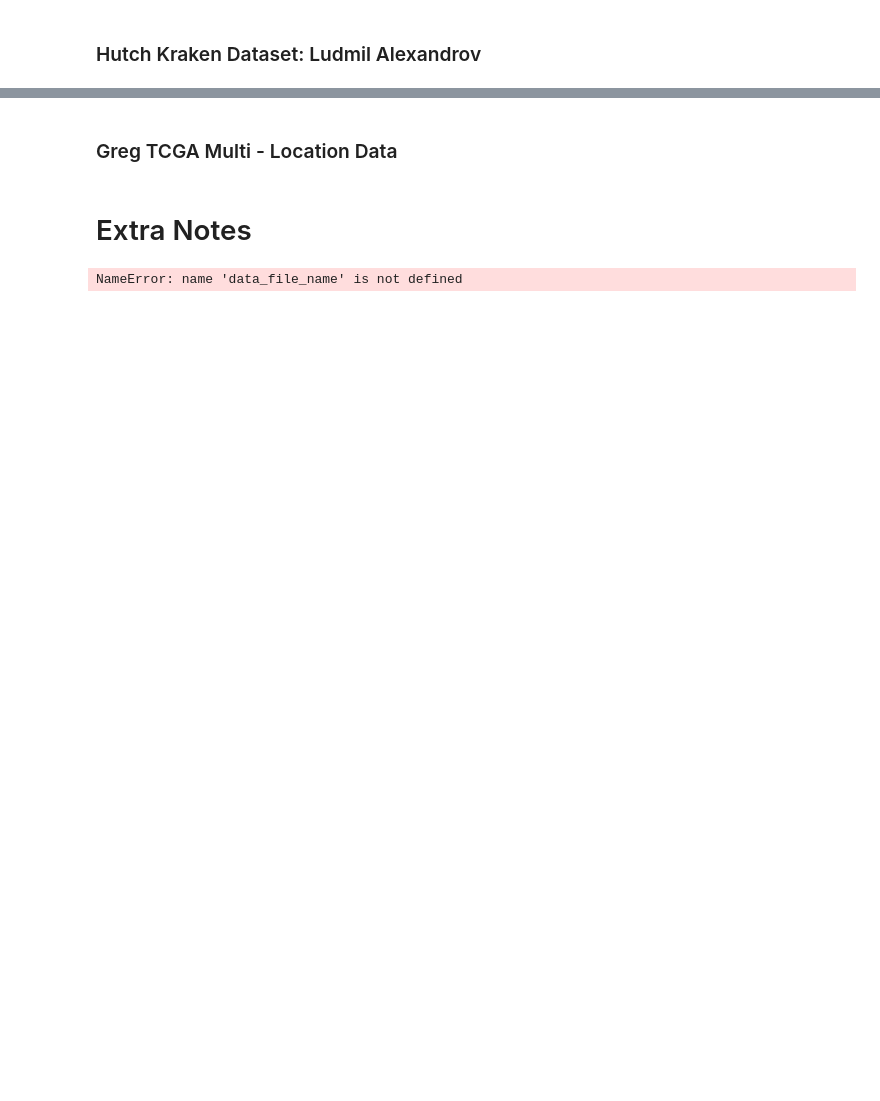
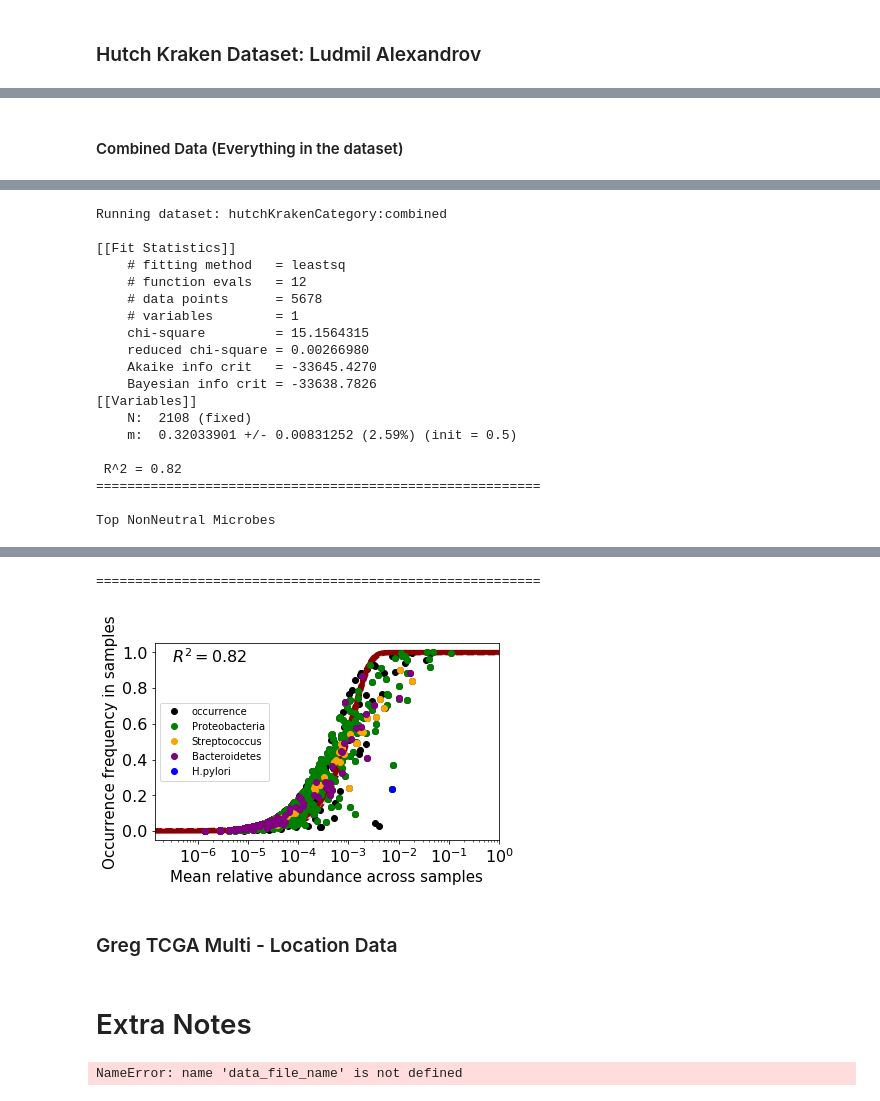
Before and after one commit to cguccione/NeutralEvolutionModeling, a Jupyter notebook: scripts/NeuFit_Pipeline.ipynb, the cells around one changed output, grey strips where cells are left out. Cells and saved outputs as stored; diff of their text form; code cells hidden in the pictures; blank space fills up the shorter version.

Commit message:
Updated folder/output system for Neufit runs

```diff
--- a/scripts/NeuFit_Pipeline.ipynb
+++ b/scripts/NeuFit_Pipeline.ipynb
@@ -281,10 +318,10 @@ def neufit_plot(occurr_freqs, n_reads, n_samples, r_square, beta_fit, file_heade
 # %%
 # Caitlin Guccione, 08-25-2021
 
-def biom2data_tax(datasetName, miniFilename, finalFilename):
-    '''Inputs:datasetName = filename of dataset
-              miniFilename = filename of biom file found in 'alex_kraken_biom' path above
-              finalFilename = filename to be used in _data.csv file for neuFit
+def biom2data_tax(datasetName, biomFilename, finalFilename):
+    '''Inputs: datasetName = filename of dataset ex. hutchKrakenAlex_biom -- found in set paths above
+               biomFilename = filename of biom file found in datasetName path above
+               finalFilename = filename to be used in _data.csv file for neuFit
        Outputs: fnD = File location of [name]_data.csv
                 ![name]_data.csv = Creates a data.csv file to be input into Neufit located at 'neufit_input'
                 fnT = File location of [name]_taxonomy.csv
@@ -292,22 +329,23 @@ def biom2data_tax(datasetName, miniFilename, finalFilename):
        * Imports biom file -> pandas dataframe -> data.csv, taxonomy.csv as desired by neufit'''
 
     #Make filename and import data
-    fullFilename = datasetName + '/' + miniFilename
+    fullFilename = datasetName + '/' + biomFilename
     featureTable = load_table(fullFilename) #https://biom-format.org/documentation/generated/biom.load_table.html
 
     #Create _data.csv
     pandas_featureTable = pd.DataFrame(featureTable.matrix_data.toarray(), featureTable.ids('observation'), featureTable.ids())
-    fnD = neufit_input_files + '/' + finalFilename + '_data.csv'
+    fnD = neufit_input_path + '/' + finalFilename + '_data.csv'
     pandas_featureTable.to_csv(fnD, sep='\t')
 
     #Create _taxonomy.csv
     pandas_TaxTable = pd.DataFrame(featureTable.metadata_to_dataframe('observation'))
     pandas_TaxTable.set_axis(['Kingdom', 'Phylum', 'Class', 'Order', 'Family', 'Genus', 'Species'], axis=1)
-    fnT = neufit_input_files + '/' + finalFilename + '_taxonomy.csv'
+    fnT = neufit_input_path + '/' + finalFilename + '_taxonomy.csv'
     pandas_TaxTable.to_csv(fnT, sep='\t')
 
     '''
     #Create Neufit string to run progam in terminal
+    #Can now run Neufit entirely from this notebook so don't need this command
     py = 'python2 /Users/cguccione/Documents/Classes/Kit_Lab/Tools/neufit/neufit.py '
     fnD = finalFilename + '_data.csv'
     fnT = finalFilename + '_taxonomy.csv'
@@ -322,7 +360,15 @@ def biom2data_tax(datasetName, miniFilename, finalFilename):
 # %% [markdown]
 ##### non_neutral_outliers
 # %%
-def non_neutral_outliers(file_header, occurr_freqs, threshold = 0.5):
+def non_neutral_outliers(file_header, occurr_freqs, non_save, threshold = 0.5):
+    '''Inputs: file_header = file path for neufit outpus: The path+dataGroup name + date stamp to be used for all parts of Neufit run: ex. /home/cguccion/NeutralEvolutionModeling/neufit_output/hutchKrakenAlex_combined_2021-08-26_13:24:22
+               occurr_freqs = pandas df that Neufit created in the orginal program but didn't specifcally output orginally
+                    - Headers of csv: otu_id, mean_abundance, occurrence, Kingdom, Phylum, Class, Order, Family, Genus, Species, predicted_occurrence, lower_conf_int, upper_conf_int
+                    - I used this occur_freqs df in order to figure out which species is the most non-neutral
+                    - I believe this is what Neufit uses to physical plot the dots on the graph as well
+               threshold = 0.5; autoset to 0.5, but determines what bacteria are considered non-neutral
+        Outputs: ! [name]_NonNeutralOutliers.csv
+                *Creates the most Non-neutral csv file '''
 
     #Create dataframe
     standoutMicrobes = pd.DataFrame(columns = ('Difference off Neutral Model', 'Kingdom', 'Phylum', 'Class', 'Order', 'Family', 'Genus', 'Species'))
@@ -342,7 +388,9 @@ def non_neutral_outliers(file_header, occurr_freqs, threshold = 0.5):
     print('=========================================================\n')
 
     fn = file_header + '_NonNeutral_Outliers.csv'
-    standoutMicrobes.to_csv(fn)
+
+    if non_save == False:
+        standoutMicrobes.to_csv(fn, sep = '\t')
 # %% [markdown]
 ##### custom_color_plot
 # %% [markdown]
@@ -507,0 +555,18 @@ Top NonNeutral Microbes
+# %% [markdown]
+#### Combined Data (Everything in the dataset)
+# %%
+'''Choose True or False for the following parameters:
+               norm_graph : True/False : Prints and saves the neutral evolution graph without any coloring
+               colored_graph : True/False : Prints and saves the neutral evolution graph without any coloring
+               non_neutral : True/False : Prints and saves the most non-neutral microbes in csv file
+'''
+norm_graph = True
+colored_graph = True
+non_neutral = True
+
+#Run with no output files
+#Neufit_Pipeline_Main('combined', 'hutchKraken', 'combined_biome', norm_graph, colored_graph, non_neutral, non_save = True)
+
+#Run with all possible output files
+Neufit_Pipeline_Main('combined', 'hutchKraken', 'combined_biome', norm_graph, colored_graph, non_neutral, full_non_neutral = True)
+# %% [output]
@@ -507,0 +574,19 @@ Top NonNeutral Microbes
+Running dataset: hutchKrakenCategory:combined
+
+[[Fit Statistics]]
+    # fitting method   = leastsq
+    # function evals   = 12
+    # data points      = 5678
+    # variables        = 1
+    chi-square         = 15.1564315
+    reduced chi-square = 0.00266980
+    Akaike info crit   = -33645.4270
+    Bayesian info crit = -33638.7826
+[[Variables]]
+    N:  2108 (fixed)
+    m:  0.32033901 +/- 0.00831252 (2.59%) (init = 0.5)
+
+ R^2 = 0.82
+=========================================================
+
+Top NonNeutral Microbes
@@ -508,3 +599,5 @@ Top NonNeutral Microbes
+=========================================================
+[figure, added]
 # %% [markdown]
 ### Greg TCGA Multi - Location Data
 # %%
```
Also changed, not shown: parts of 20 cells of this notebook.
